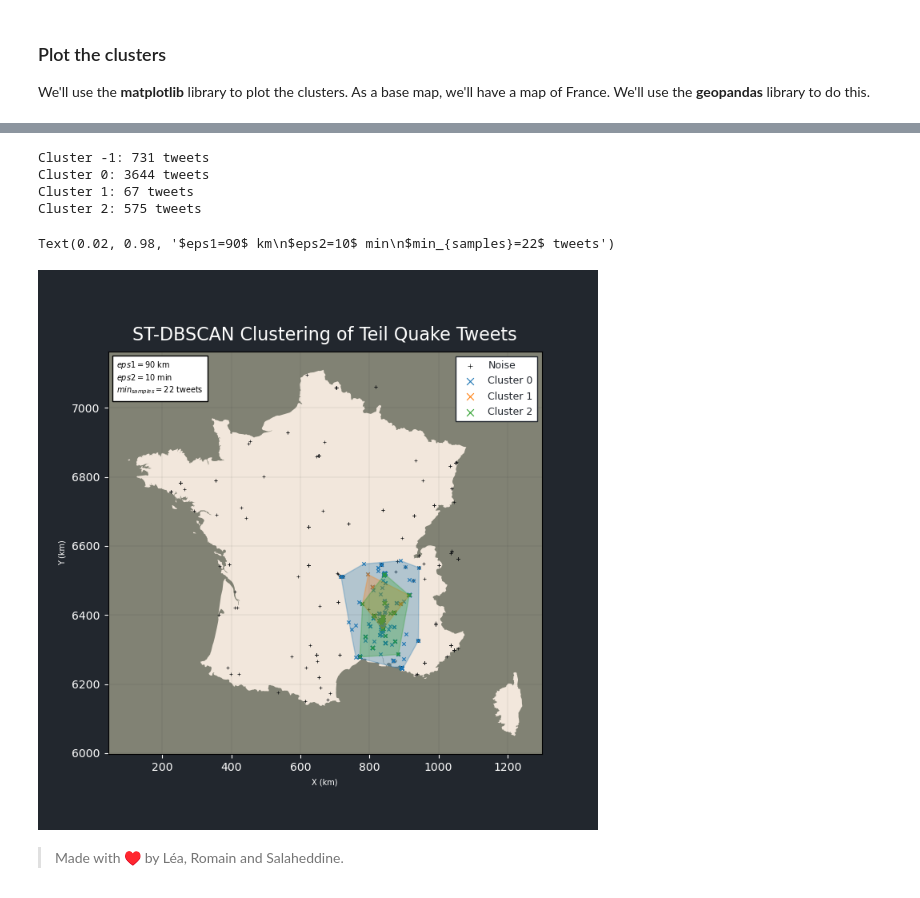
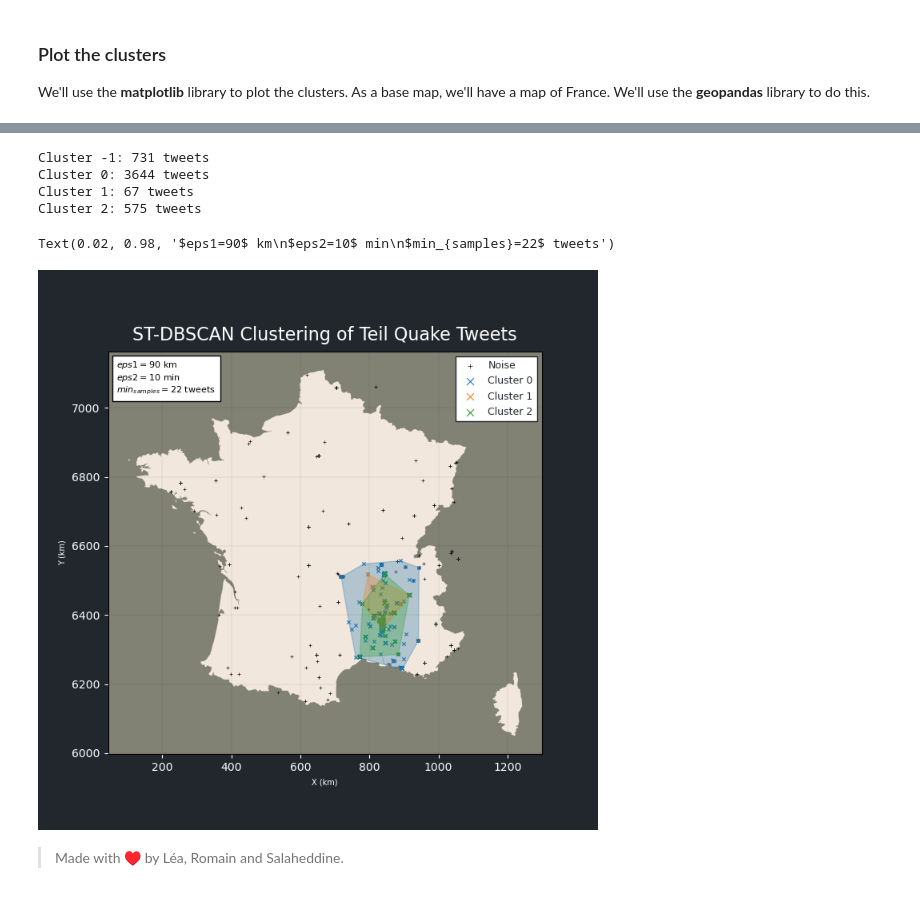
Before and after one commit to lletassey/clustering-tweets-earthquake, a Jupyter notebook: notebooks/stdbscan.ipynb, the cells around one changed output, grey strips where cells are left out. Cells and saved outputs as stored; diff of their text form; code cells hidden in the pictures.

```diff
--- a/notebooks/stdbscan.ipynb
+++ b/notebooks/stdbscan.ipynb
@@ -338,34 +338,34 @@ base.grid(color='#161819', linestyle='-', linewidth=0.2, alpha=0.3)
 
 # Change tick labels
 m2km = lambda x, _: f'{x/1000:g}'
 base.xaxis.set_major_formatter(m2km)
 base.yaxis.set_major_formatter(m2km)
 
 # Set axis labels
 base.set_xlabel("X (km)", fontsize=7, labelpad=5, color='white')
 base.set_ylabel("Y (km)", fontsize=7, labelpad=5, color='white')
 
 # Set axis ticks color
 base.tick_params(axis='x', colors='white')
 base.tick_params(axis='y', colors='white')
 
 textstr = '\n'.join((
     r'$eps1=%.0f$ km' % (eps1_terrain / 1_000, ),
     r'$eps2=%d$ min' % (eps2, ),
     r'$min_{samples}=%d$ tweets' % (min_samples, )))
 
 # these are matplotlib.patch.Patch properties
 props = dict(facecolor='white')
 
 # place a text box in upper left in axes coords
-base.text(0.02, 0.98, textstr, transform=base.transAxes, fontsize=7,
+base.text(0.02, 0.98, textstr, transform=base.transAxes, fontsize=8,
         verticalalignment='top', bbox=props)
 # %% [output]
 Cluster -1: 731 tweets
 Cluster 0: 3644 tweets
 Cluster 1: 67 tweets
 Cluster 2: 575 tweets
 Text(0.02, 0.98, '$eps1=90$ km\n$eps2=10$ min\n$min_{samples}=22$ tweets')
-[figure, old version]
+[figure, new version]
 # %%
 # Save figures
```
Also changed, not shown: parts of 3 cells of this notebook, 6 other files.
